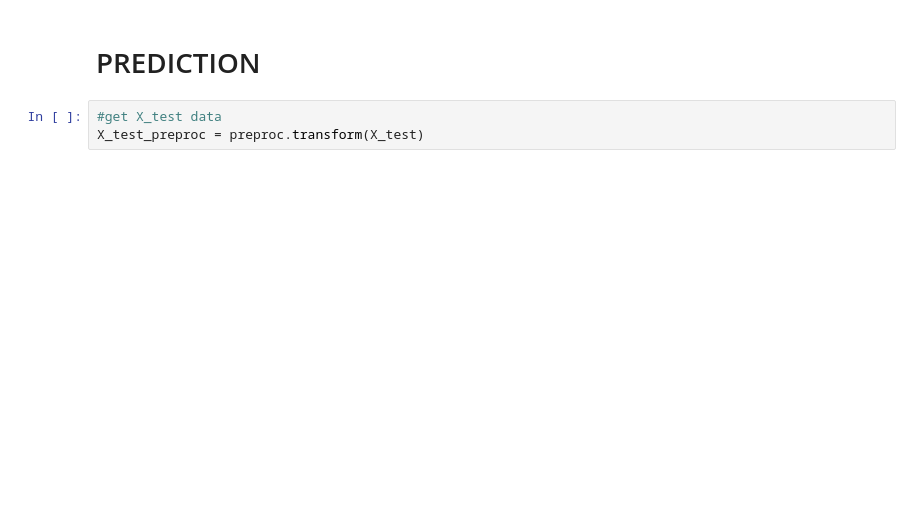
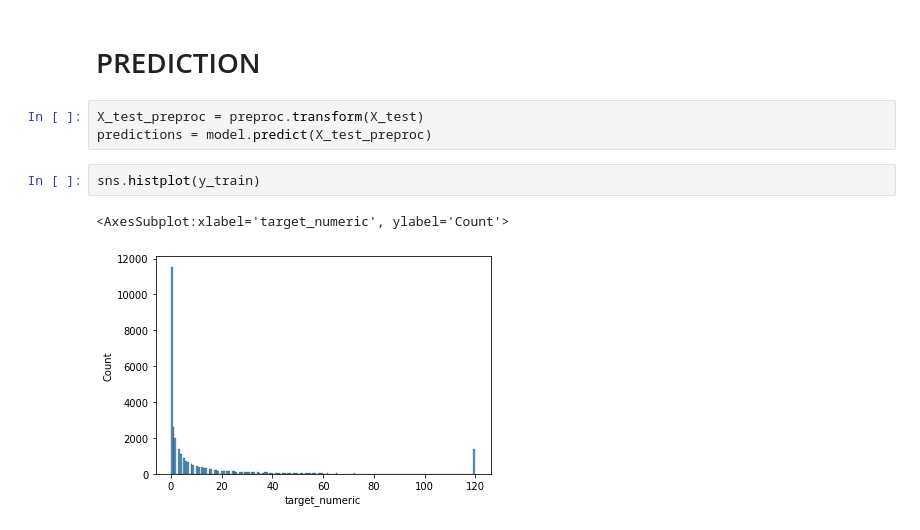
Before and after one commit to Good-Train-Bad-Train/gtbt, a Jupyter notebook: notebooks/CNN_skeleton.ipynb, the cells around one changed output. Drawn from its saved outputs; the diff is of its cells as text; blank space fills up the shorter version.

```diff
--- a/notebooks/CNN_skeleton.ipynb
+++ b/notebooks/CNN_skeleton.ipynb
@@ -279,5 +287,10 @@ def plot_history(history):
 # %% [markdown]
 # PREDICTION
-# %%
-#get X_test data
-X_test_preproc = preproc.transform(X_test)
+# %%
+X_test_preproc = preproc.transform(X_test)
+predictions = model.predict(X_test_preproc)
+# %%
+sns.histplot(y_train)
+# %% [output]
+<AxesSubplot:xlabel='target_numeric', ylabel='Count'>
+[figure, added]
```
Also changed, not shown: parts of 13 cells of this notebook, 12 other files.
